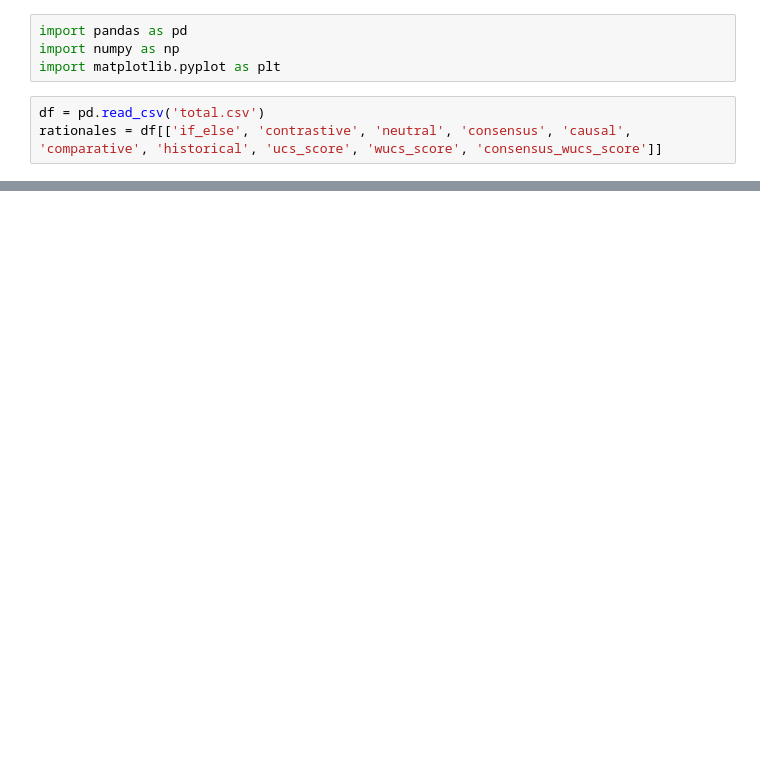
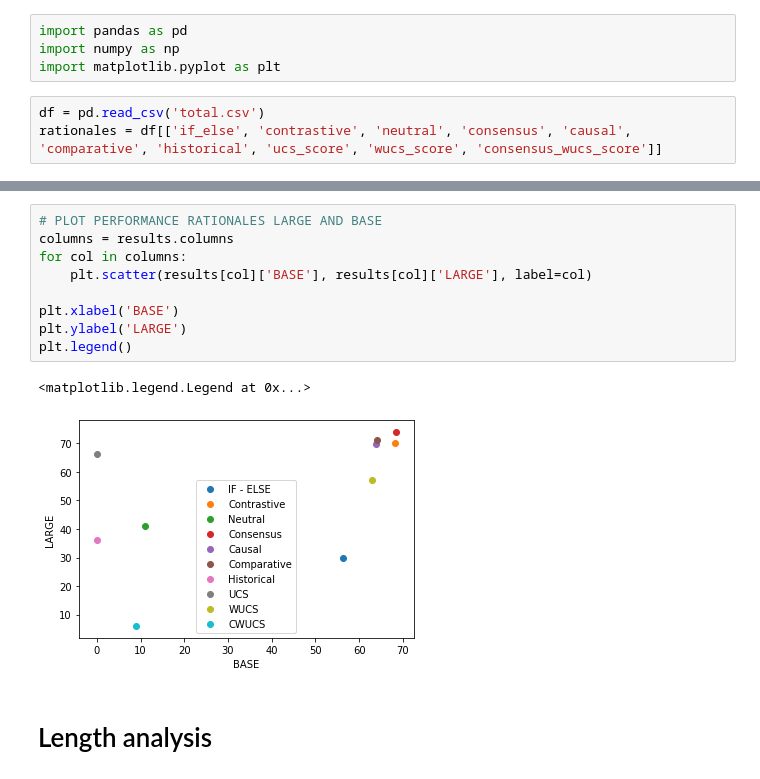
Before and after one commit to huypham1103/distilling-step-by-step, a Jupyter notebook: [API] dataset/research.ipynb, the cells around one changed output, grey strips where cells are left out. Saved outputs shown, nothing was run; the diff lists cells and outputs as text; blank space fills up the shorter version.

```diff
--- a/[API] dataset/research.ipynb
+++ b/[API] dataset/research.ipynb
@@ -117,0 +33,14 @@ for col in rationales.columns:
+# %%
+# PLOT PERFORMANCE RATIONALES LARGE AND BASE
+columns = results.columns
+for col in columns:
+    plt.scatter(results[col]['BASE'], results[col]['LARGE'], label=col)
+
+plt.xlabel('BASE')
+plt.ylabel('LARGE')
+plt.legend()
+# %% [output]
+<matplotlib.legend.Legend at 0x...>
+[figure, added]
+# %% [markdown]
+# Length analysis
```
Also changed, not shown: parts of 36 cells of this notebook, 1 other file.
